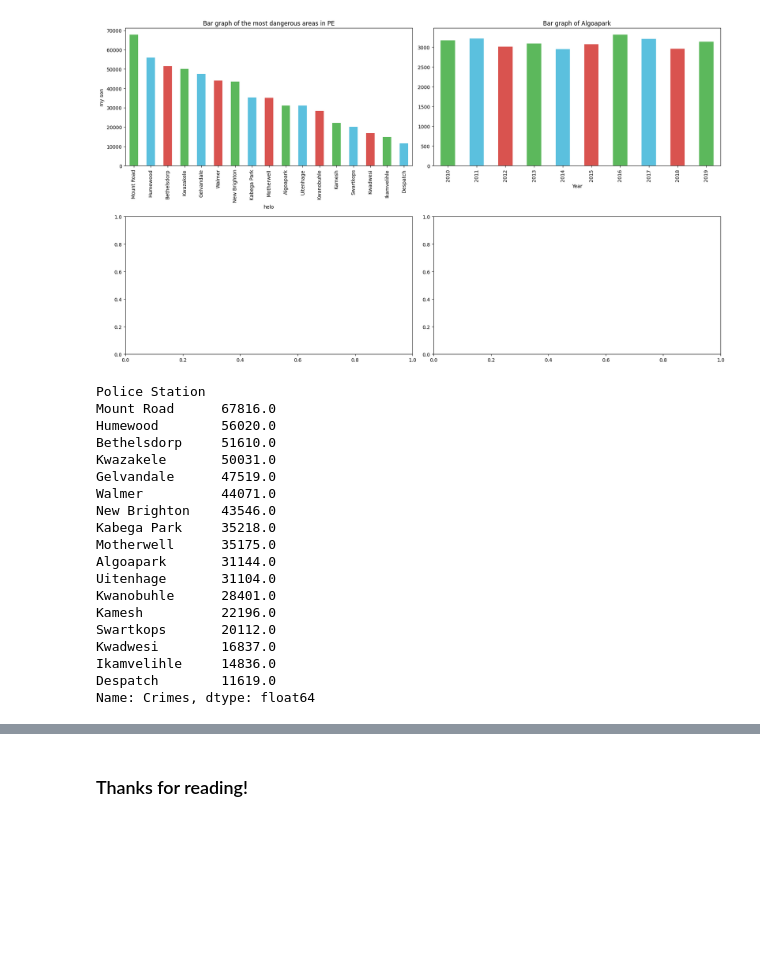
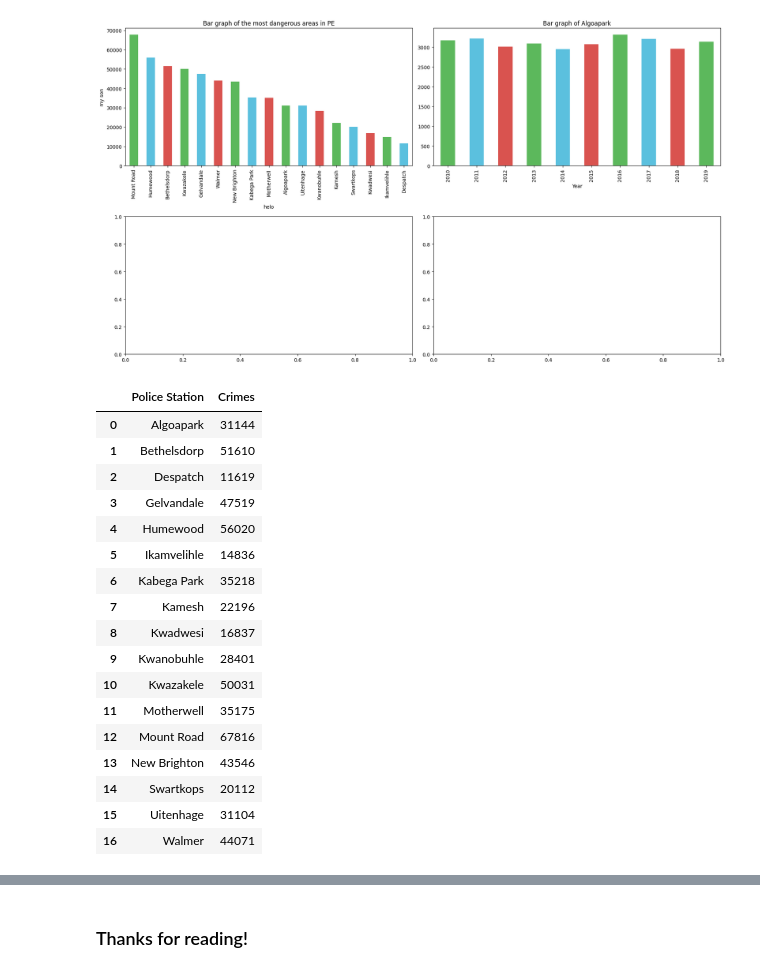
Before and after one commit to BlocknBoom123/CrimePy, a Jupyter notebook: CrimePy.ipynb, the cells around one changed output, grey strips where cells are left out. Cells and saved outputs as stored; diff of their text form; code cells hidden in the pictures; blank space fills up the shorter version.

```diff
--- a/CrimePy.ipynb
+++ b/CrimePy.ipynb
@@ -253,25 +196,25 @@ axs[0,1].set_title('Bar graph of Algoapark')
 plt.tight_layout()
 # %% [output]
 [figure]
-# %%
-df_grouped.sort_values(ascending=False)
-# %% [output]
-Police Station
-Mount Road      67816.0
-Humewood        56020.0
-Bethelsdorp     51610.0
-Kwazakele       50031.0
-Gelvandale      47519.0
-Walmer          44071.0
-New Brighton    43546.0
-Kabega Park     35218.0
-Motherwell      35175.0
-Algoapark       31144.0
-Uitenhage       31104.0
-Kwanobuhle      28401.0
-Kamesh          22196.0
-Swartkops       20112.0
-Kwadwesi        16837.0
-Ikamvelihle     14836.0
-Despatch        11619.0
-Name: Crimes, dtype: float64
+# %%
+df_grouped = df_grouped.reset_index()
+df_grouped
+# %% [output]
+|  | Police Station | Crimes |
+| 0 | Algoapark | 31144 |
+| 1 | Bethelsdorp | 51610 |
+| 2 | Despatch | 11619 |
+| 3 | Gelvandale | 47519 |
+| 4 | Humewood | 56020 |
+| 5 | Ikamvelihle | 14836 |
+| 6 | Kabega Park | 35218 |
+| 7 | Kamesh | 22196 |
+| 8 | Kwadwesi | 16837 |
+| 9 | Kwanobuhle | 28401 |
+| 10 | Kwazakele | 50031 |
+| 11 | Motherwell | 35175 |
+| 12 | Mount Road | 67816 |
+| 13 | New Brighton | 43546 |
+| 14 | Swartkops | 20112 |
+| 15 | Uitenhage | 31104 |
+| 16 | Walmer | 44071 |
```
Also changed, not shown: parts of 26 cells of this notebook.
